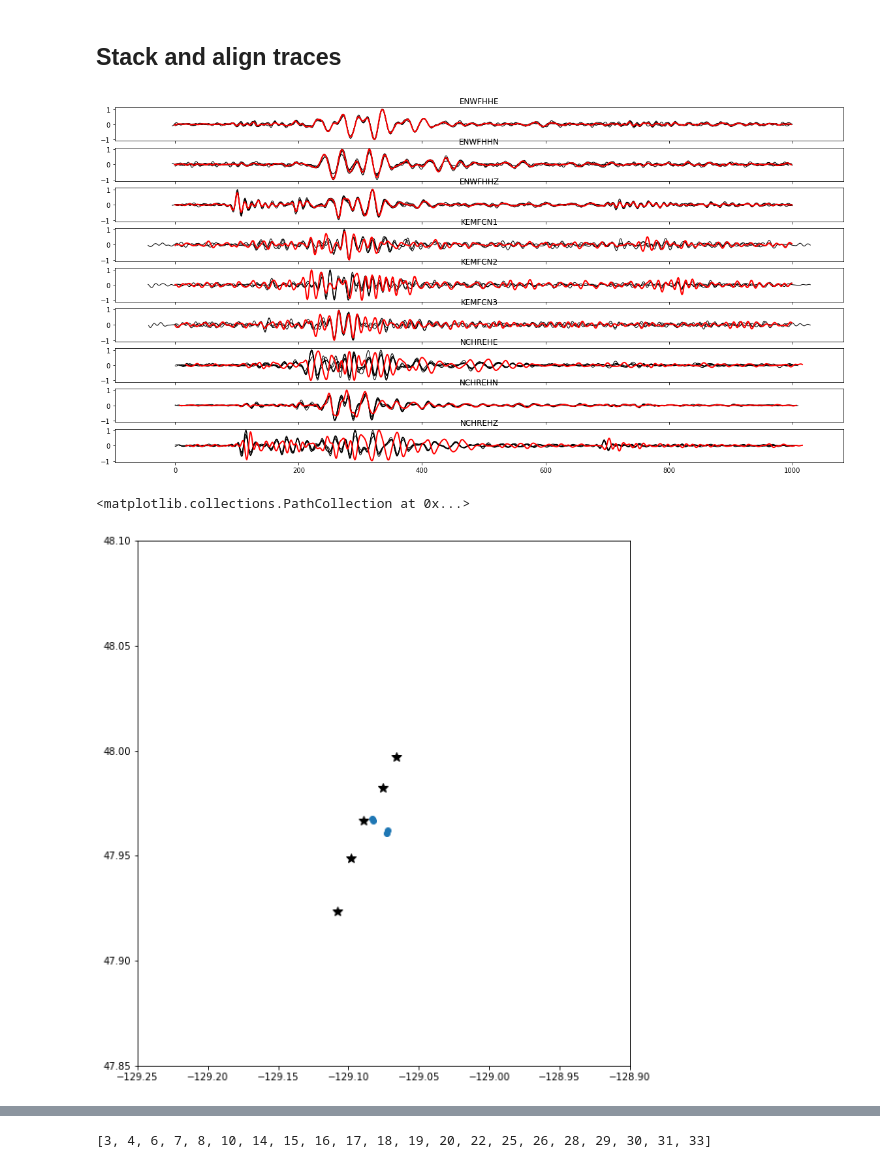
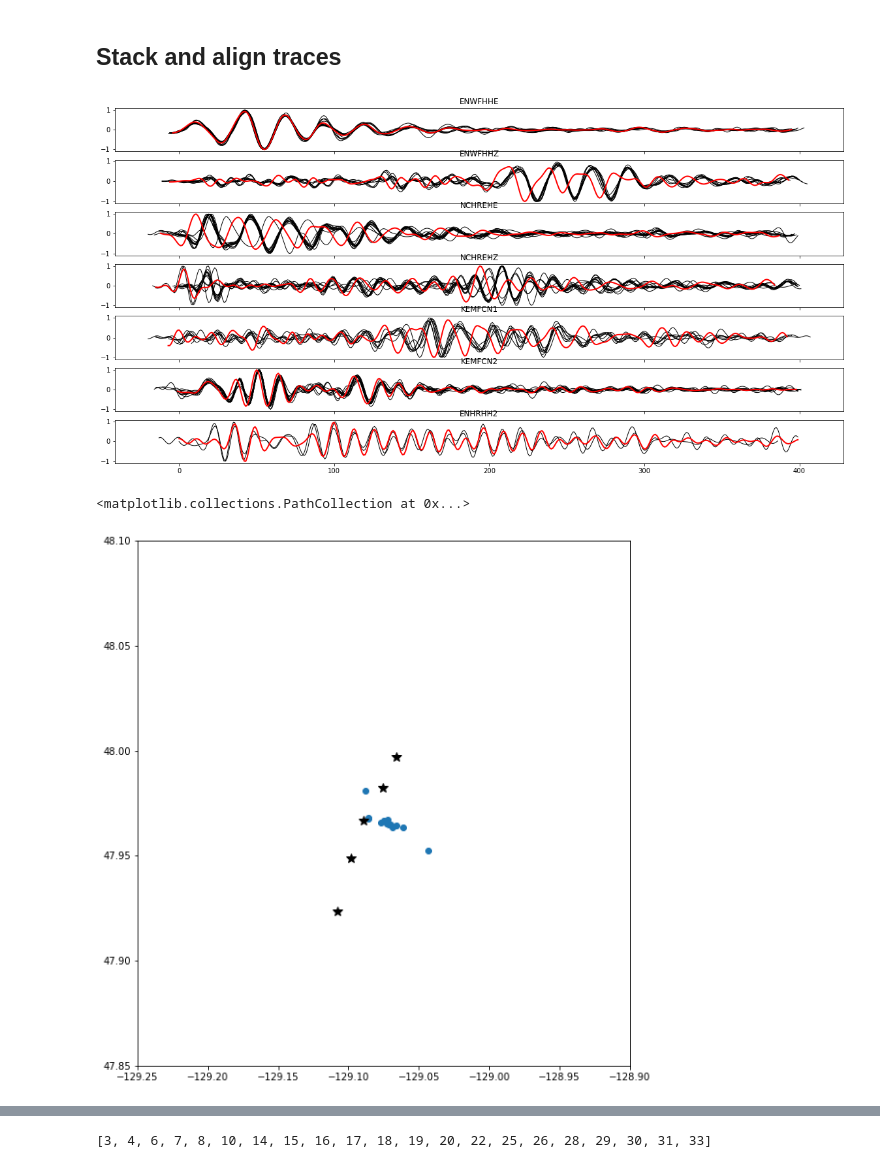
Before and after one commit to zoekrauss/endeavour_clustering, a Jupyter notebook: xcorr_cluster.ipynb, the cells around one changed output, grey strips where cells are left out. Saved outputs shown, nothing was run; the diff lists cells and outputs as text; code cells hidden in the pictures.

```diff
--- a/xcorr_cluster.ipynb
+++ b/xcorr_cluster.ipynb
@@ -14,9 +14,10 @@ from datetime import datetime
 # %%
 # Read in templates (stream data cut around earthquakes) from July 2019
 from obspy import read
-base_dir = '/home/zkrauss/endeavour_clustering/july2019_alltemplates/'
+# base_dir = '/home/zkrauss/endeavour_clustering/july2019_alltemplates/'
+base_dir = '/Users/zoekrauss/endeavour_clustering/july2019_alltemplates/'
 tem_files = glob.glob(base_dir + '*.ms')
-# fulltemplates = [read(stream_file) for stream_file in tem_files]
+#fulltemplates = [read(stream_file) for stream_file in tem_files]
 fulltemplates = []
 fulltemplate_list = []
 for t in tem_files:
@@ -172,7 +173,7 @@ Wall time: 1min 39s
 ## I think I need to rethink the strategy of combining groups- need to make sure that all traces within cross correlate to > 0.9 before I lump things together.
 # %%
 # Plot a given group
-group = groups[3]
+group = groups[5]
 
 # Get list of channels
 chan_all = []
@@ -194,40 +195,40 @@ for i,chn in enumerate(chans):
 # %% [markdown]
 ## Stack and align traces
 # %%
-group = groups[3]
+group = groups[5]
 
 # Stack the group
 stream_list = [ev[0] for ev in group]
 stack = eqcorrscan.utils.stacking.linstack(stream_list)
 
 # Get list of channels
 chan_all = []
 tr_all = obspy.core.stream.Stream()
 for temp in group:
     chan_all.extend([i.stats.station + '.' + i.stats.channel for i in temp[0]])
     tr_all.extend([tr for tr in temp[0]])
 chans = []
 [chans.append(x) for x in chan_all if x not in chans]
 
 fig, ax = plt.subplots(len(chans),sharex=True,figsize=(20,10))
 tlen = range(len(tr_all[0].data))
 for j,chn in enumerate(chans):
     chn = chn.split('.')
     filt_st = tr_all.select(station=chn[0],channel=chn[1])
     trace_list = [tr for tr in filt_st]
     # Align them
-    shift_list = eqcorrscan.utils.stacking.align_traces(trace_list,100, master=trace_list[0], positive=False, plot=False)
+    shift_list = eqcorrscan.utils.stacking.align_traces(trace_list,20, master=False, positive=False, plot=False)
     for i,tr in enumerate(trace_list):
         ax[j].plot(tlen+(shift_list[0][i]*200),tr.normalize(),'k-',linewidth=1)
         ax[j].set_title(chn[0]+chn[1])
     # Get the stack for this channel
     chn_stack = stack.select(station=chn[0],channel=chn[1])
     # Get shift for stack
-    xcor = obspy.signal.cross_correlation.correlate(chn_stack[0],trace_list[0],100)
+    xcor = obspy.signal.cross_correlation.correlate(chn_stack[0],trace_list[0],20)
     shift,value = obspy.signal.cross_correlation.xcorr_max(xcor)
-    ax[j].plot(tlen-shift,chn_stack[0].normalize(),'r-',linewidth=2)
+    ax[j].plot(tlen+shift,chn_stack[0].normalize(),'r-',linewidth=2)
 # %% [output]
-[figure, old version]
+[figure, new version]
 # %%
 # How does a given group spread throughout time and space?
 
@@ -236,9 +237,9 @@ lats = []
 lons = []
 depths = []
 times = []
-for ev in groups[4]:
+for ev in groups[5]:
     ev_id = ev[1]
-    cat_ev = [c for c in cat_filt if str(c.resource_id)[-6:]==ev_id]
+    cat_ev = [c for c in cat if str(c.resource_id)[-6:]==ev_id]
     lats.append(cat_ev[0].origins[0].latitude)
     lons.append(cat_ev[0].origins[0].longitude)
     depths.append(cat_ev[0].origins[0].depth)
@@ -256,7 +257,7 @@ ax.set_aspect(1/0.67);
 ax.scatter(lons,lats)
 # %% [output]
 <matplotlib.collections.PathCollection at 0x...>
-[figure, old version]
+[figure, new version]
 # %%
 fig, ax = plt.subplots(1, 1,figsize=[10,10])
 ax.plot(times,np.zeros(len(times)),'o',mec='k');
```
Also changed, not shown: parts of 13 cells of this notebook, 4 other files.
